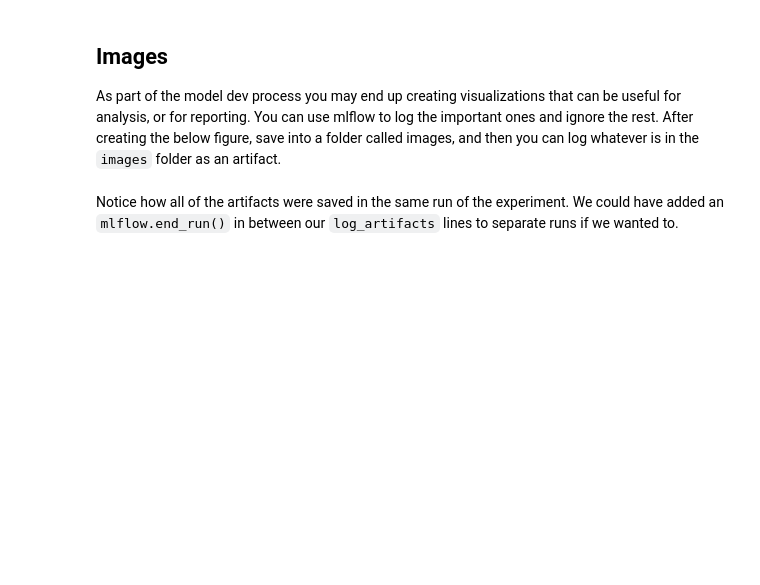
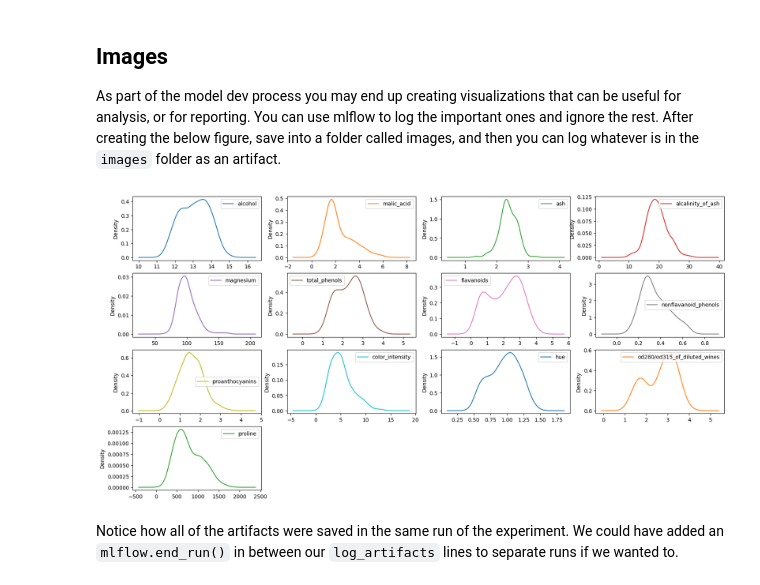
Before and after one commit to Napolo-Sim/Sp25.2_MLOps, a Jupyter notebook: Lab_2_exp_tracking_local.ipynb, the cells around one changed output. Cells and saved outputs as stored; diff of their text form; code cells hidden in the pictures; blank space fills up the shorter version.

```diff
--- a/Lab_2_exp_tracking_local.ipynb
+++ b/Lab_2_exp_tracking_local.ipynb
@@ -236,3 +273,32 @@ X_train.plot.density(subplots = True, figsize = (20,10), layout = (4,4), sharey
+# %%
+# %matplotlib inline
+# os.makedirs('images', exist_ok = True)
+# X_train.plot.density(subplots = True, figsize = (20,10), layout = (4,4), sharey = False, sharex = False)
+
+import os
+import matplotlib.pyplot as plt
+
+%matplotlib inline
+
+# Ensure the folder exists
+os.makedirs('images', exist_ok=True)
+
+# Generate density plots
+X_train.plot.density(
+    subplots=True,
+    figsize=(20, 10),
+    layout=(4, 4),
+    sharey=False,
+    sharex=False
+)
+
+# Save the plot
+plt.savefig('images/density_plot.png', dpi=300, bbox_inches='tight')
+
+# Optional: Show the plot (if not already visible)
+plt.show()
+# %% [output]
+[figure, added]
 # %%
 mlflow.log_artifacts('images')
 mlflow.end_run()
```
Also changed, not shown: parts of 28 cells of this notebook.
